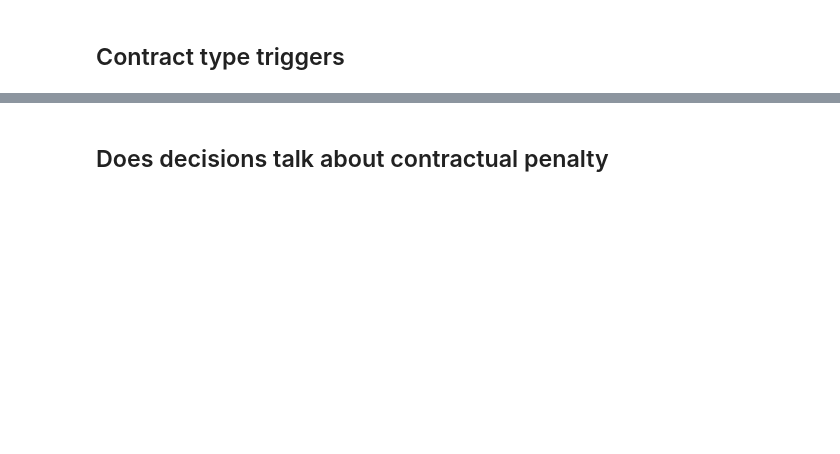
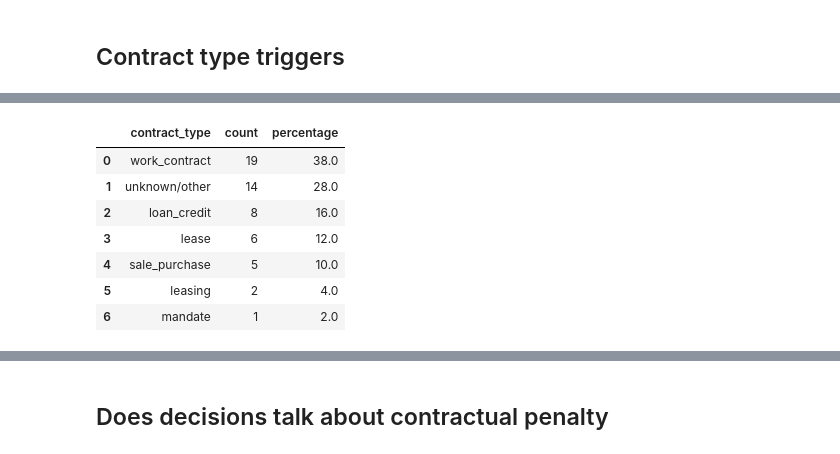
Before and after one commit to PeterStefanec-prog/bachelor-thesis-legal-text-information-extraction, a Jupyter notebook: notebooks/01_explore_data.ipynb, the cells around one changed output, grey strips where cells are left out. Drawn from its saved outputs; the diff is of its cells as text; code cells hidden in the pictures; blank space fills up the shorter version.

```diff
--- a/notebooks/01_explore_data.ipynb
+++ b/notebooks/01_explore_data.ipynb
@@ -262,18 +290,22 @@ Final dataset:  152
 # %% [markdown]
 ## Target courts report
 # %%
-# 1.X Target courts report (KS + NS)
 def court_tier(name: str) -> str:
-    n = (name or "").lower()
-    if "najvyšší súd" in n:
+    n = (name or "").lower().strip()
+
+    # handle abbreviations like "KS Bratislava", "NS SR"
+    if n.startswith("ns") or "najvyšší súd" in n:
         return "NS"
-    if "krajský súd" in n:
+    if n.startswith("ks") or "krajský súd" in n:
         return "KS"
-    if "okresný súd" in n:
+    if n.startswith("os") or "okresný súd" in n:
         return "OS"
-    if "mestský súd" in n:
+    if n.startswith("ms") or "mestský súd" in n:
         return "MS"
+    if n.startswith("us") or "ústavný súd" in n:
+        return "US"
     return "OTHER"
+
 
 df["court_tier"] = df["court"].apply(court_tier)
 print(df["court_tier"].value_counts())
@@ -653,32 +673,59 @@ with pdfplumber.open(path) as pdf:
 # %% [markdown]
 ## Contract type triggers
 # %%
-# 1.X Contract type triggers (very light heuristic)
+# --- 6.0 CONTRACT TYPE IDENTIFICATION (EDA) ---
+# Goal: Estimate the distribution of contract types in the dataset.
+# We use ASCII regexes because we perform search on unidecoded text (to avoid accent errors).
+
+from unidecode import unidecode
+from collections import Counter
+
+# Defining keywords without accents (č -> c, ž -> z, á -> a)
 CONTRACT_RX = {
-    "sale_purchase": re.compile(r"\bkupn\w+\s+zmluv\w+\b", re.IGNORECASE),
-    "work_contract": re.compile(r"\bzmluv\w+\s+o\s+diel\w+\b", re.IGNORECASE),
-    "lease": re.compile(r"\bn[aá]jomn\w+\s+zmluv\w+\b", re.IGNORECASE),
-    "loan_credit": re.compile(r"\b(uver\w+|úver\w+|p[oô]žičk\w+)\b", re.IGNORECASE),
-    "mandate": re.compile(r"\bmand[aá]tn\w+\s+zmluv\w+\b|\bpr[ií]kazn\w+\s+zmluv\w+\b", re.IGNORECASE),
-    "agency": re.compile(r"\bsprostredkovate[lľ]sk\w+\s+zmluv\w+\b", re.IGNORECASE),
-    "insurance": re.compile(r"\bpoistn\w+\s+zmluv\w+\b", re.IGNORECASE),
+    "sale_purchase": re.compile(r"\bkupn\w+\s+zmluv\w+", re.IGNORECASE), # kupna zmluva
+    "work_contract": re.compile(r"\bzmluv\w+\s+o\s+diel\w+", re.IGNORECASE), # zmluva o dielo
+    "lease": re.compile(r"\bnajomn\w+\s+zmluv\w+", re.IGNORECASE), # najomna zmluva
+    "loan_credit": re.compile(r"\b(uverov\w+|zmluv\w+\s+o\s+uvere|pozick\w+)", re.IGNORECASE), # uverova zmluva, pozicka (fixed: removed generic 'uver' to avoid 'uverejnenie')
+    "leasing": re.compile(r"\bleasing\w*|lizing\w*", re.IGNORECASE), # leasing is common in commercial law
+    "mandate": re.compile(r"\bmandatn\w+\s+zmluv\w+|\bprikazn\w+\s+zmluv\w+", re.IGNORECASE),
+    "agency": re.compile(r"\bsprostredkovate[l]\w+\s+zmluv\w+", re.IGNORECASE), # sprostredkovatelska
+    "insurance": re.compile(r"\bpoistn\w+\s+zmluv\w+", re.IGNORECASE),
 }
 
-# count triggers using ascii_norm from ONE PASS
-for k, rx in CONTRACT_RX.items():
-    df[f"ct_{k}"] = 0
+print("Running contract type analysis on a sample...")
 
-# quick: reuse ONE PASS text? (we don't store it) -> do on small sample only for EDA
-sample = df.sample(min(40, len(df)), random_state=42)
+# We take a larger sample for better stats
+sample_size = min(50, len(df))
+sample = df.sample(sample_size, random_state=42)
 hits = Counter()
 
-for _, r in sample.iterrows():
+# Iterate over the sample
+for _, r in tqdm(sample.iterrows(), total=sample_size):
     path = BASE_DIR / r["rel_path"]
-    with pdfplumber.open(path) as pdf:
-        text = "\n\n".join([(p.extract_text() or "") for p in pdf.pages])
-    a = unidecode(text).lower()
-    for k, rx in CONTRACT_RX.items():
-        if rx.search(a):
-            hits[k] += 1
+    try:
+        with pdfplumber.open(path) as pdf:
+            # Quick text extraction
+            text = "\n".join([(p.extract_text() or "") for p in pdf.pages])
 
-pd.DataFrame(hits.most_common(), columns=["contract_type","docs_in_sample"])
+        # Normalize: lower + remove accents (pôžička -> pozicka)
+        text_norm = unidecode(text).lower()
+
+        # Check patterns
+        found_any = False
+        for k, rx in CONTRACT_RX.items():
+            if rx.search(text_norm):
+                hits[k] += 1
+                found_any = True
+
+        if not found_any:
+            hits["unknown/other"] += 1
+
+    except Exception as e:
+        hits["error"] += 1
+
+# Display results
+print(f"\n--- Contract Types Distribution (Sample of {sample_size}) ---")
+ct_df = pd.DataFrame(hits.most_common(), columns=["contract_type", "count"])
+ct_df["percentage"] = (ct_df["count"] / sample_size) * 100
+display(ct_df)
+# %% [output]
@@ -684,0 +734,8 @@ pd.DataFrame(hits.most_common(), columns=["contract_type","docs_in_sample"])
+|  | contract_type | count | percentage |
+| 0 | work_contract | 19 | 38.0 |
+| 1 | unknown/other | 14 | 28.0 |
+| 2 | loan_credit | 8 | 16.0 |
+| 3 | lease | 6 | 12.0 |
+| 4 | sale_purchase | 5 | 10.0 |
+| 5 | leasing | 2 | 4.0 |
+| 6 | mandate | 1 | 2.0 |
```
Also changed, not shown: parts of 38 cells of this notebook, 4 other files.
